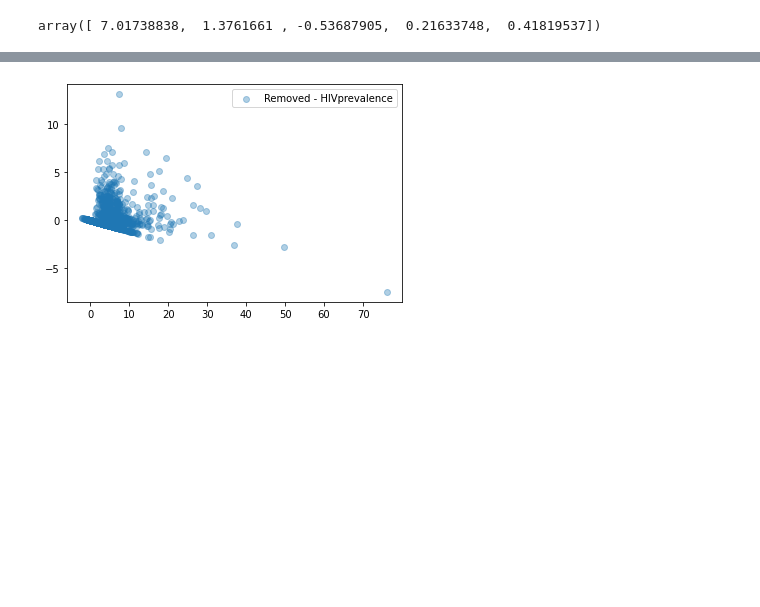
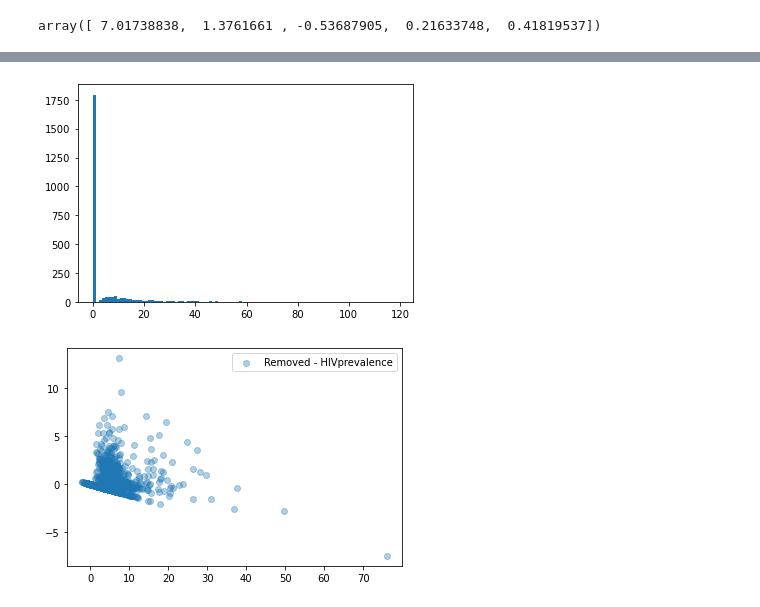
Before and after one commit to Cynz300/forecasting-hiv-incidences-private, a Jupyter notebook: notebooks/merge_data.ipynb, the cells around one changed output, grey strips where cells are left out. Drawn from its saved outputs; the diff is of its cells as text; code cells hidden in the pictures; blank space fills up the shorter version.

```diff
--- a/notebooks/merge_data.ipynb
+++ b/notebooks/merge_data.ipynb
@@ -418,3 +420,7 @@ plot_model(X_train, Y_train)
+# %%
+plt.hist(Y_train, bins = 100);
+# %% [output]
+[figure, added]
 # %%
 all_columns = X_train.columns
 for col_name in all_columns:
```
Also changed, not shown: parts of 4 cells of this notebook.
